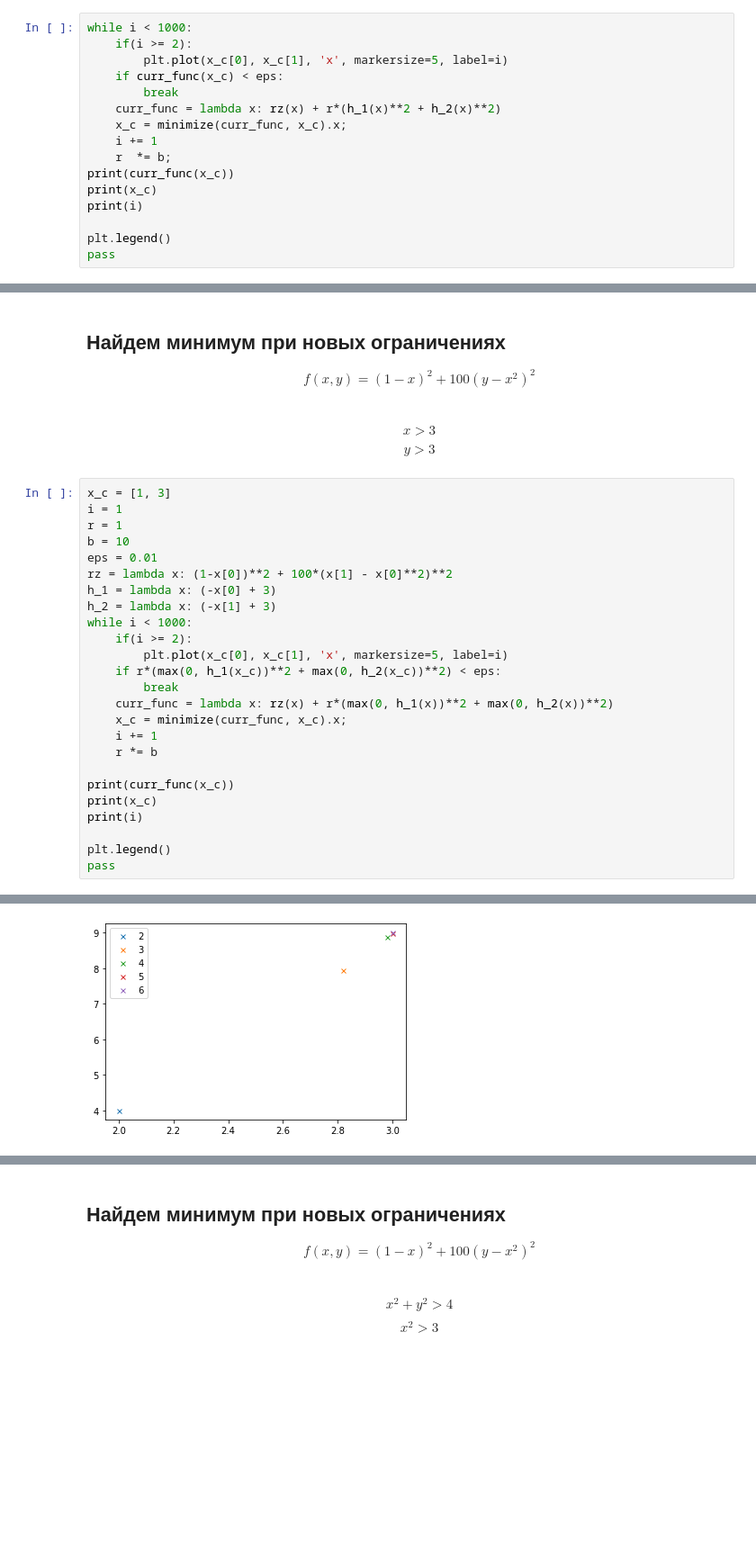
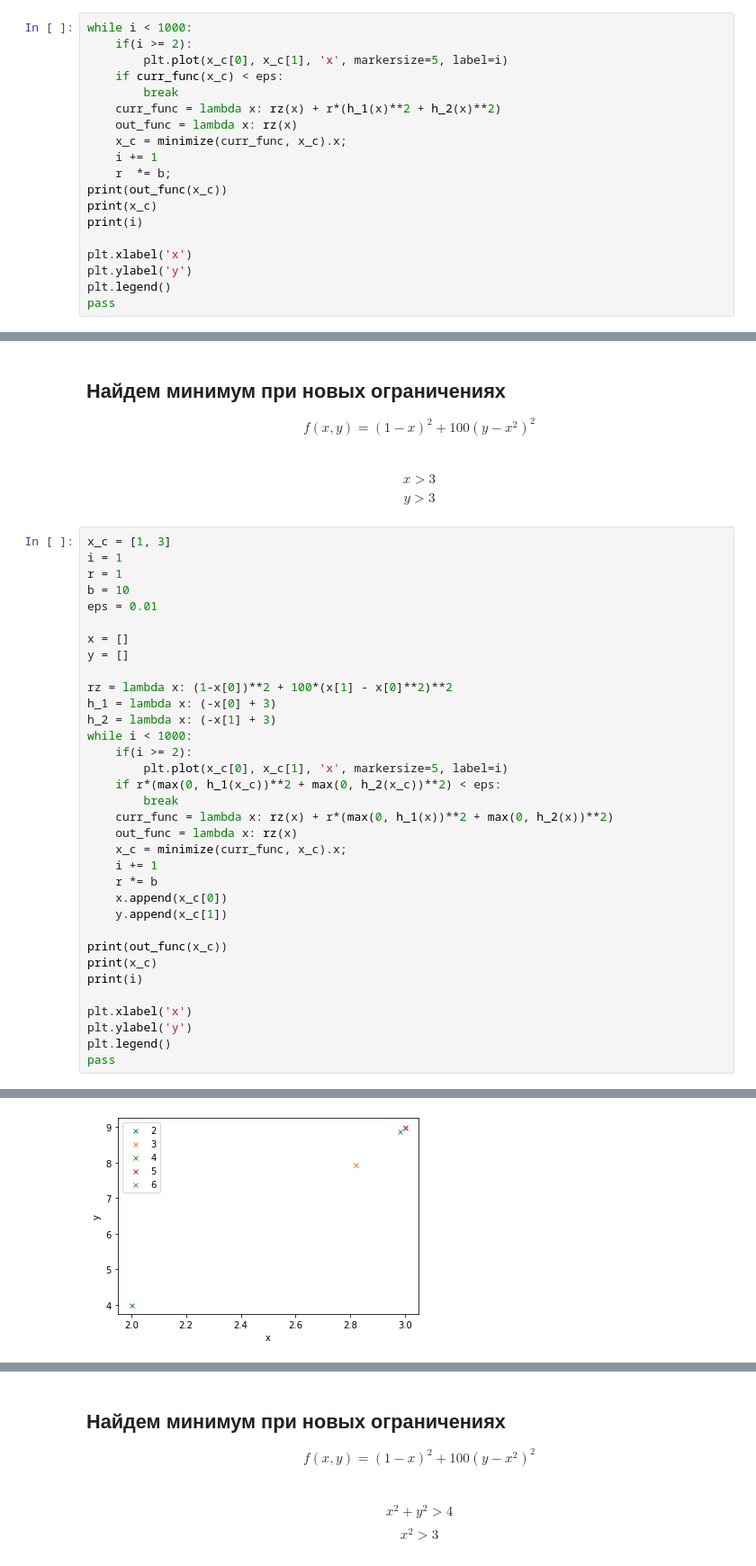
Before and after one commit to UvarkinIlya/ML, a Jupyter notebook: 20.ipynb, the cells around one changed output, grey strips where cells are left out. Shown: that part at 90% size. Saved outputs shown, nothing was run; the diff lists cells and outputs as text; blank space fills up the shorter version.

```diff
--- a/20.ipynb
+++ b/20.ipynb
@@ -56,13 +56,16 @@ while i < 1000:
     if curr_func(x_c) < eps:
         break
     curr_func = lambda x: rz(x) + r*(h_1(x)**2 + h_2(x)**2)
+    out_func = lambda x: rz(x)
     x_c = minimize(curr_func, x_c).x;
     i += 1
     r  *= b;
-print(curr_func(x_c))
+print(out_func(x_c))
 print(x_c)
 print(i)
 
+plt.xlabel('x')
+plt.ylabel('y')
 plt.legend()
 pass
 # %% [output]
@@ -107,6 +167,10 @@ i = 1
 r = 1
 b = 10
 eps = 0.01
+
+x = []
+y = []
+
 rz = lambda x: (1-x[0])**2 + 100*(x[1] - x[0]**2)**2
 h_1 = lambda x: (-x[0] + 3)
 h_2 = lambda x: (-x[1] + 3)
@@ -116,14 +180,19 @@ while i < 1000:
     if r*(max(0, h_1(x_c))**2 + max(0, h_2(x_c))**2) < eps:
         break
     curr_func = lambda x: rz(x) + r*(max(0, h_1(x))**2 + max(0, h_2(x))**2)
+    out_func = lambda x: rz(x)
     x_c = minimize(curr_func, x_c).x;
     i += 1
     r *= b
+    x.append(x_c[0])
+    y.append(x_c[1])
 
-print(curr_func(x_c))
+print(out_func(x_c))
 print(x_c)
 print(i)
 
+plt.xlabel('x')
+plt.ylabel('y')
 plt.legend()
 pass
 # %% [output]
@@ -131,3 +200,3 @@ pass
 [2.99980001 8.99880009]
 6
-[figure, old version]
+[figure, new version]
```
Also changed, not shown: parts of 17 cells of this notebook.
